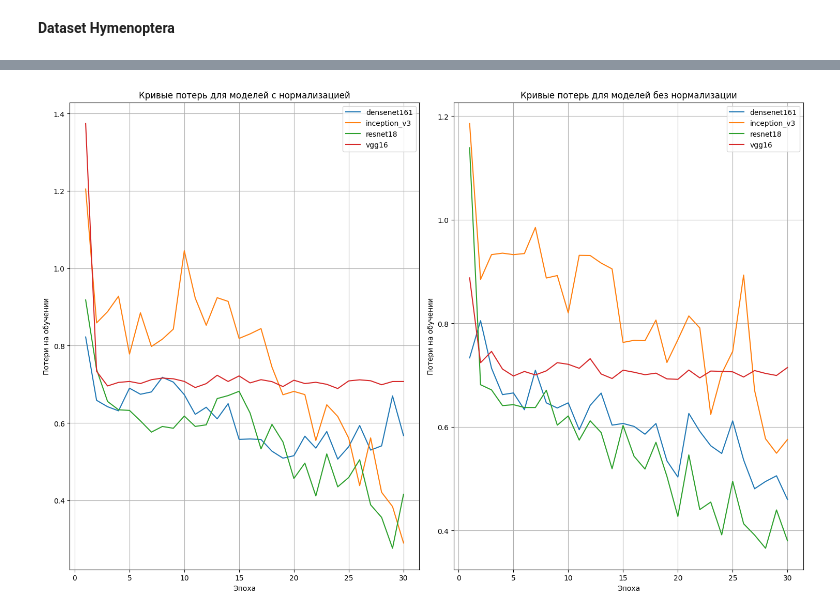
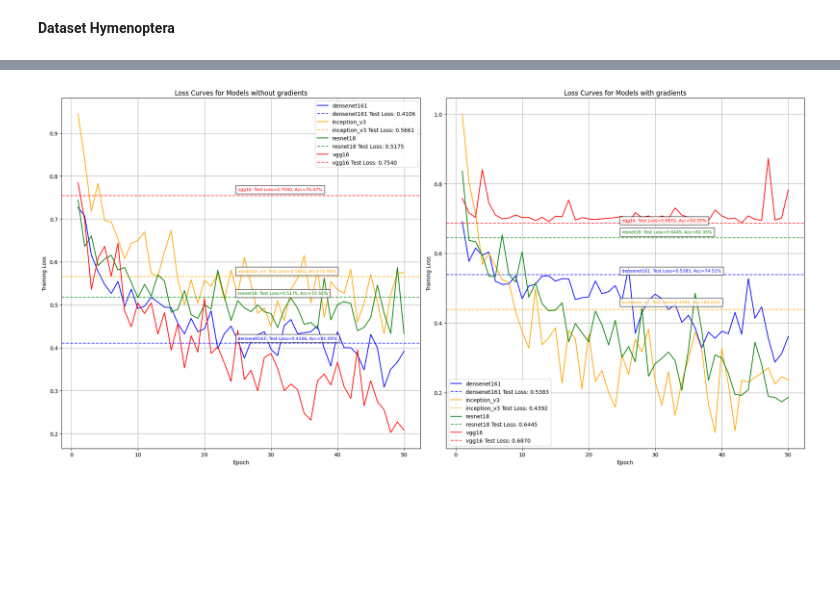
Before and after one commit to AlexBorealis/netology_dll_hw, a Jupyter notebook: kozlov_hw_2_dll.ipynb, the cells around one changed output, grey strips where cells are left out. Cells and saved outputs as stored; diff of their text form; code cells hidden in the pictures; blank space fills up the shorter version.

Commit message:
feature, refactor: добавлена функция для визуализации результатов; модифицирована функция get_model, с возможностью заморозки градиентов

```diff
--- a/kozlov_hw_2_dll.ipynb
+++ b/kozlov_hw_2_dll.ipynb
@@ -68,7 +69,7 @@ train_dataset.__len__()
 len_dataset = train_dataset.__len__()
 batch_size = 16
 total_steps = len_dataset // batch_size
-learning_rate = .001
+learning_rate = .0005
 num_classes = train_dataset.classes.__len__()
 num_epochs = 5
 # %%
@@ -402,6 +378,8 @@ num_epochs = 30
 transform = transforms.Compose([
     transforms.Resize(image_size),
     transforms.ToTensor(),
+    transforms.RandomHorizontalFlip(),
+    transforms.RandomRotation(20),
 ])
 
 
@@ -416,5 +394,19 @@ test_dataset = tv.datasets.ImageFolder(
 )
 
 
-train_loader = DataLoader(dataset=train_dataset, batch_size=batch_size, shuffle=True)
+train_class_counts = Counter(train_dataset.targets)
+class_weights = [1. / train_class_counts[i] for i in range(len(train_class_counts))]
+class_weights = torch.tensor(class_weights, dtype=torch.float)
+sample_weights = torch.tensor([class_weights[label] for label in train_dataset.targets], dtype=torch.float)
+
+sample_weights = sample_weights / sample_weights.sum()
+
+train_sampler = torch.utils.data.WeightedRandomSampler(
+    weights=sample_weights,
+    num_samples=len(train_dataset),
+    replacement=True
+)
+
+
+train_loader = DataLoader(dataset=train_dataset, batch_size=batch_size, sampler=train_sampler)
 test_loader = DataLoader(dataset=test_dataset, batch_size=batch_size, shuffle=False)
@@ -507,29 +533,73 @@ Results Table:
 # %%
-plt.figure(figsize=(15, 10))
+colors = ['blue', 'orange', 'green', 'red']
 
-# График для моделей с Normalized=True
+plt.figure(figsize=(20, 10))
+
+# Models with requires_grad=True
 plt.subplot(1, 2, 1)
-for model_name, loss_history, normalized in zip(results['Model'], results['Train Loss History'], results['Normalized']):
-    if normalized:
-        plt.plot(range(1, num_epochs + 1), loss_history, label=model_name)
-plt.xlabel('Эпоха')
-plt.ylabel('Потери на обучении')
-plt.title('Кривые потерь для моделей с нормализацией')
+color_idx = 0
+for i, (model_name, loss_history, test_loss, test_accuracy) in enumerate(zip(
+    results_no_grad['Model'], results_no_grad['Train Loss History'], results_no_grad['Test Loss'], results_no_grad['Test Accuracy']
+)):
+    plt.plot(range(1, num_epochs + 1), loss_history, label=model_name, color=colors[color_idx % len(colors)])
+
+    plt.axhline(
+        y=test_loss,
+        linestyle='--',
+        alpha=.7,
+        color=colors[color_idx % len(colors)],
+        label=f'{model_name} Test Loss: {test_loss:.4f}'
+    )
+
+    plt.text(
+        x=num_epochs * .5,
+        y=test_loss + .02 * (max(loss_history) - min(loss_history)),
+        s=f'{model_name}: Test Loss={test_loss:.4f}, Acc={test_accuracy:.2f}%',
+        fontsize=8,
+        color=colors[color_idx % len(colors)],
+        bbox=dict(facecolor='white', alpha=.8)
+    )
+    color_idx += 1
+
+plt.xlabel('Epoch')
+plt.ylabel('Training Loss')
+plt.title('Loss Curves for Models without gradients')
 plt.legend()
 plt.grid(True)
 
-# График для моделей с Normalized=False
+# Models with requires_grad=False
 plt.subplot(1, 2, 2)
-for model_name, loss_history, normalized in zip(results['Model'], results['Train Loss History'], results['Normalized']):
-    if not normalized:
-        plt.plot(range(1, num_epochs + 1), loss_history, label=model_name)
-plt.xlabel('Эпоха')
-plt.ylabel('Потери на обучении')
-plt.title('Кривые потерь для моделей без нормализации')
+color_idx = 0
+for i, (model_name, loss_history, test_loss, test_accuracy) in enumerate(zip(
+    results_grad['Model'], results_grad['Train Loss History'], results_grad['Test Loss'], results_grad['Test Accuracy']
+)):
+    plt.plot(range(1, num_epochs + 1), loss_history, label=model_name, color=colors[color_idx % len(colors)])
+
+    plt.axhline(
+        y=test_loss,
+        linestyle='--',
+        alpha=.7,
+        color=colors[color_idx % len(colors)],
+        label=f'{model_name} Test Loss: {test_loss:.4f}'
+    )
+
+    plt.text(
+        x=num_epochs * .5,
+        y=test_loss + .02 * (max(loss_history) - min(loss_history)),
+        s=f'{model_name}: Test Loss={test_loss:.4f}, Acc={test_accuracy:.2f}%',
+        fontsize=8,
+        color=colors[color_idx % len(colors)],
+        bbox=dict(facecolor='white', alpha=.8)
+    )
+    color_idx += 1
+
+plt.xlabel('Epoch')
+plt.ylabel('Training Loss')
+plt.title('Loss Curves for Models with gradients')
 plt.legend()
 plt.grid(True)
 
 plt.tight_layout()
 plt.show()
 # %% [output]
-[figure, old version]
+[figure, new version]
```
Also changed, not shown: parts of 23 cells of this notebook.
